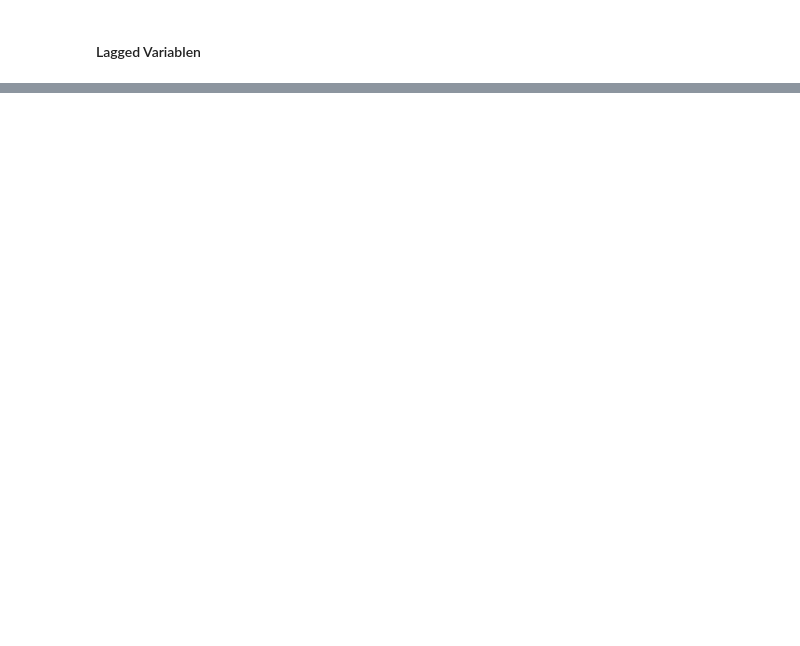
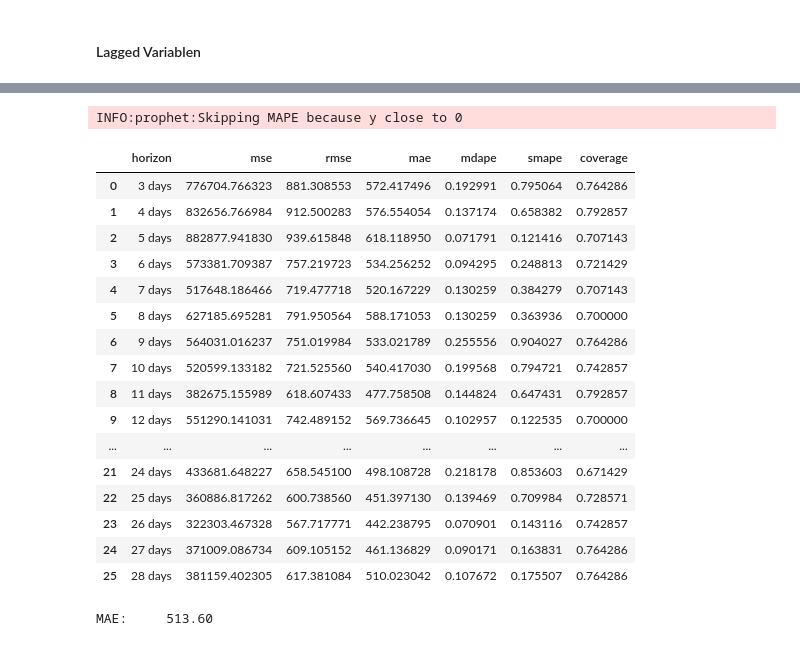
Before and after one commit to schemm/forecasting, a Jupyter notebook: RossmannStoreSales.ipynb, the cells around one changed output, grey strips where cells are left out. Drawn from its saved outputs; the diff is of its cells as text; code cells hidden in the pictures; blank space fills up the shorter version.

Commit message:
updated prophet

```diff
--- a/RossmannStoreSales.ipynb
+++ b/RossmannStoreSales.ipynb
@@ -604,0 +573,6 @@ MAE mad:         83.70
+# %%
+scores = cross_validation(p, initial='606 days', period='28 days', horizon = '28 days')
+metrics = performance_metrics(scores)
+display(metrics)
+print('MAE:\t %4.2f' % (metrics['mae'].mean()))
+# %% [output]
@@ -604,0 +580,19 @@ MAE mad:         83.70
+INFO:prophet:Skipping MAPE because y close to 0
+|  | horizon | mse | rmse | mae | mdape | smape | coverage |
+| 0 | 3 days | 776704.766323 | 881.308553 | 572.417496 | 0.192991 | 0.795064 | 0.764286 |
+| 1 | 4 days | 832656.766984 | 912.500283 | 576.554054 | 0.137174 | 0.658382 | 0.792857 |
+| 2 | 5 days | 882877.941830 | 939.615848 | 618.118950 | 0.071791 | 0.121416 | 0.707143 |
+| 3 | 6 days | 573381.709387 | 757.219723 | 534.256252 | 0.094295 | 0.248813 | 0.721429 |
+| 4 | 7 days | 517648.186466 | 719.477718 | 520.167229 | 0.130259 | 0.384279 | 0.707143 |
+| 5 | 8 days | 627185.695281 | 791.950564 | 588.171053 | 0.130259 | 0.363936 | 0.700000 |
+| 6 | 9 days | 564031.016237 | 751.019984 | 533.021789 | 0.255556 | 0.904027 | 0.764286 |
+| 7 | 10 days | 520599.133182 | 721.525560 | 540.417030 | 0.199568 | 0.794721 | 0.742857 |
+| 8 | 11 days | 382675.155989 | 618.607433 | 477.758508 | 0.144824 | 0.647431 | 0.792857 |
+| 9 | 12 days | 551290.141031 | 742.489152 | 569.736645 | 0.102957 | 0.122535 | 0.700000 |
+| ... | ... | ... | ... | ... | ... | ... | ... |
+| 21 | 24 days | 433681.648227 | 658.545100 | 498.108728 | 0.218178 | 0.853603 | 0.671429 |
+| 22 | 25 days | 360886.817262 | 600.738560 | 451.397130 | 0.139469 | 0.709984 | 0.728571 |
+| 23 | 26 days | 322303.467328 | 567.717771 | 442.238795 | 0.070901 | 0.143116 | 0.742857 |
+| 24 | 27 days | 371009.086734 | 609.105152 | 461.136829 | 0.090171 | 0.163831 | 0.764286 |
+| 25 | 28 days | 381159.402305 | 617.381084 | 510.023042 | 0.107672 | 0.175507 | 0.764286 |
+MAE:     513.60
```
Also changed, not shown: parts of 12 cells of this notebook.
